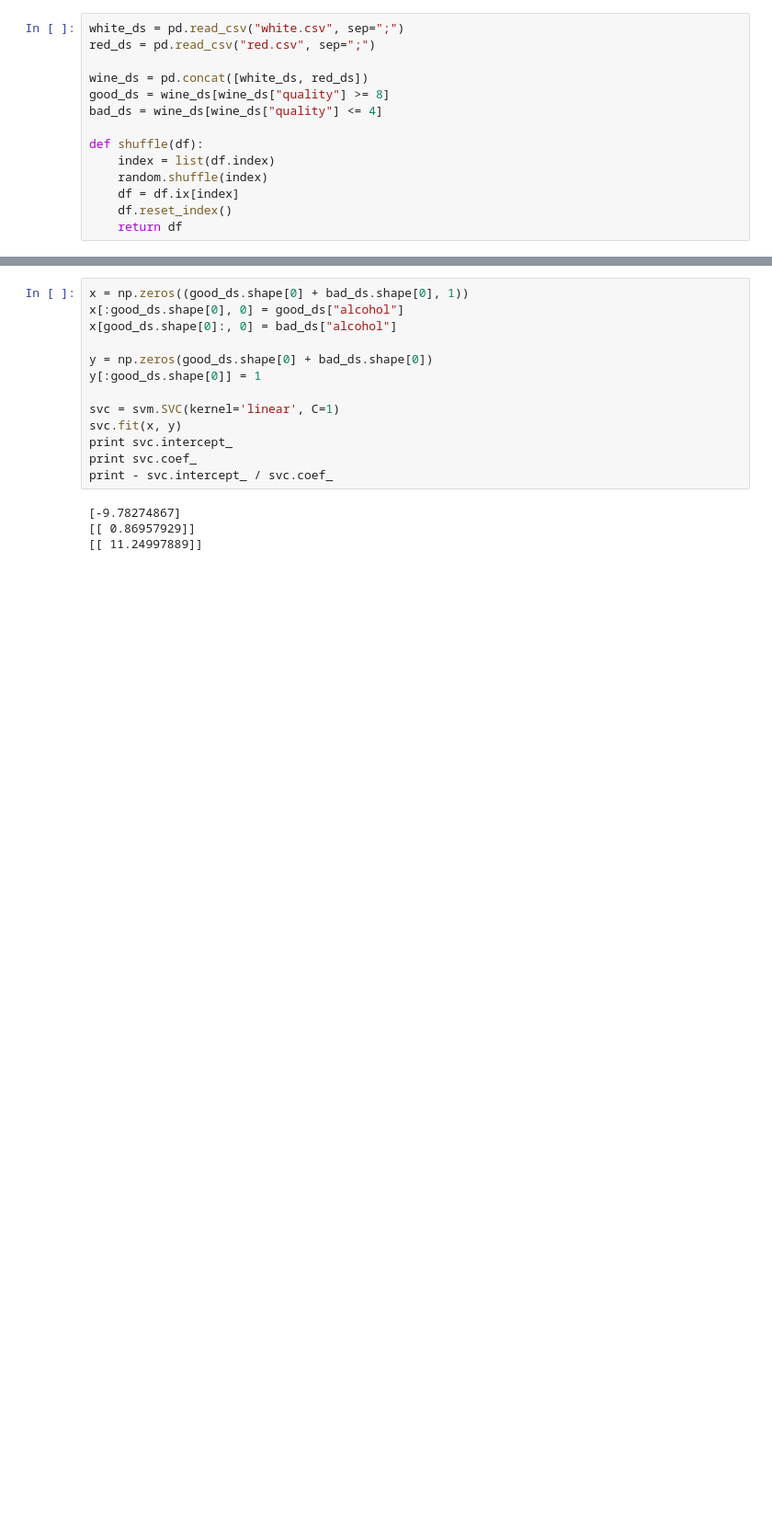
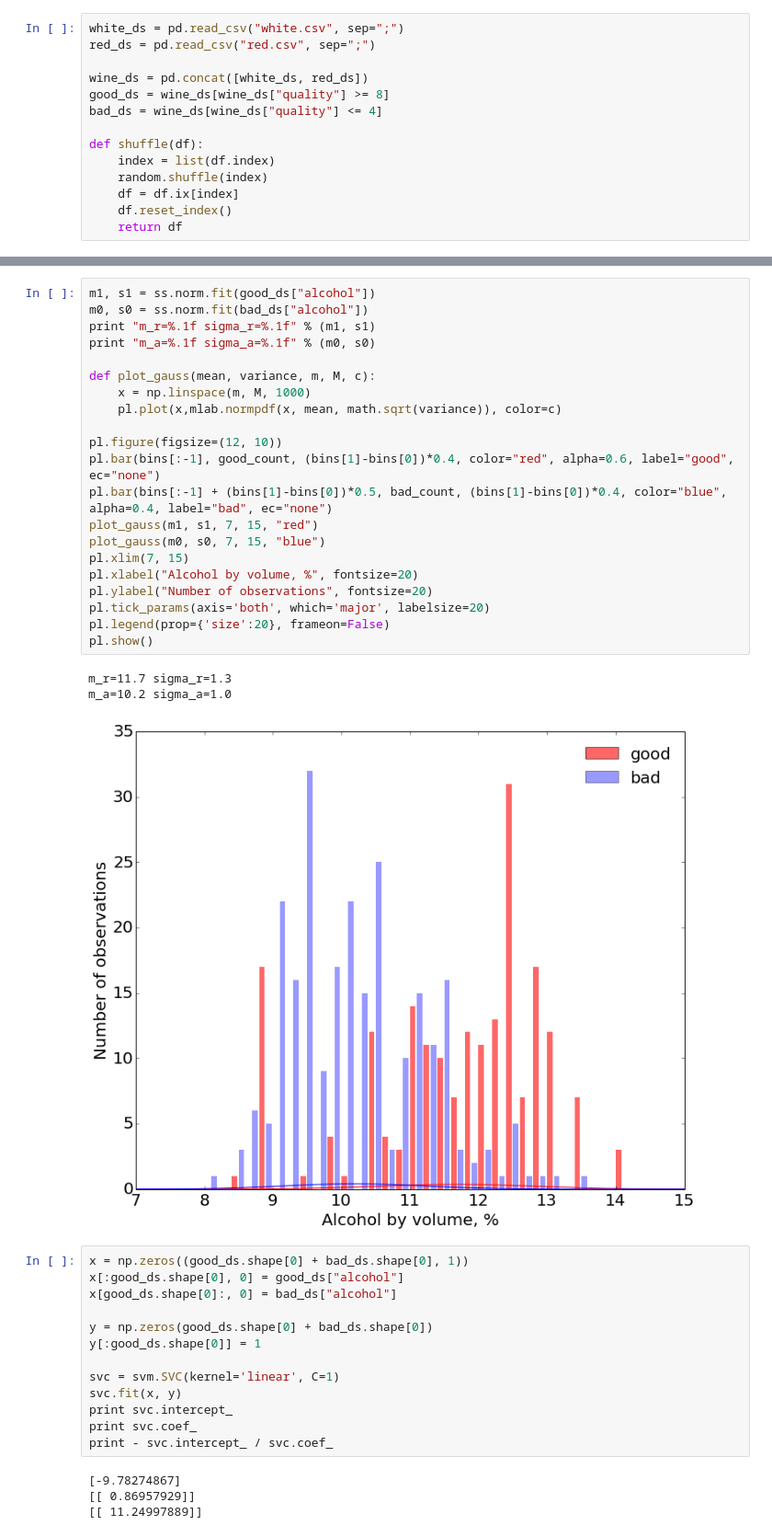
Before and after one commit to anokhin/sfera-dm, a Jupyter notebook: stepic/lecture_01/examples/example_01.ipynb, the cells around one changed output, grey strips where cells are left out. Shown at 92% size. Cells and saved outputs as stored; diff of their text form; blank space fills up the shorter version.

```diff
--- a/stepic/lecture_01/examples/example_01.ipynb
+++ b/stepic/lecture_01/examples/example_01.ipynb
@@ -81,3 +67,28 @@ m_a=10.2 sigma_a=1.0
+# %%
+m1, s1 = ss.norm.fit(good_ds["alcohol"])
+m0, s0 = ss.norm.fit(bad_ds["alcohol"])
+print "m_r=%.1f sigma_r=%.1f" % (m1, s1)
+print "m_a=%.1f sigma_a=%.1f" % (m0, s0)
+
+def plot_gauss(mean, variance, m, M, c):
+    x = np.linspace(m, M, 1000)
+    pl.plot(x,mlab.normpdf(x, mean, math.sqrt(variance)), color=c)
+
+pl.figure(figsize=(12, 10))
+pl.bar(bins[:-1], good_count, (bins[1]-bins[0])*0.4, color="red", alpha=0.6, label="good", ec="none")
+pl.bar(bins[:-1] + (bins[1]-bins[0])*0.5, bad_count, (bins[1]-bins[0])*0.4, color="blue", alpha=0.4, label="bad", ec="none")
+plot_gauss(m1, s1, 7, 15, "red")
+plot_gauss(m0, s0, 7, 15, "blue")
+pl.xlim(7, 15)
+pl.xlabel("Alcohol by volume, %", fontsize=20)
+pl.ylabel("Number of observations", fontsize=20)
+pl.tick_params(axis='both', which='major', labelsize=20)
+pl.legend(prop={'size':20}, frameon=False)
+pl.show()
+# %% [output]
+m_r=11.7 sigma_r=1.3
+m_a=10.2 sigma_a=1.0
+[figure, added]
 # %%
 x = np.zeros((good_ds.shape[0] + bad_ds.shape[0], 1))
 x[:good_ds.shape[0], 0] = good_ds["alcohol"]
```
Also changed, not shown: parts of 8 cells of this notebook, 4 other files.
